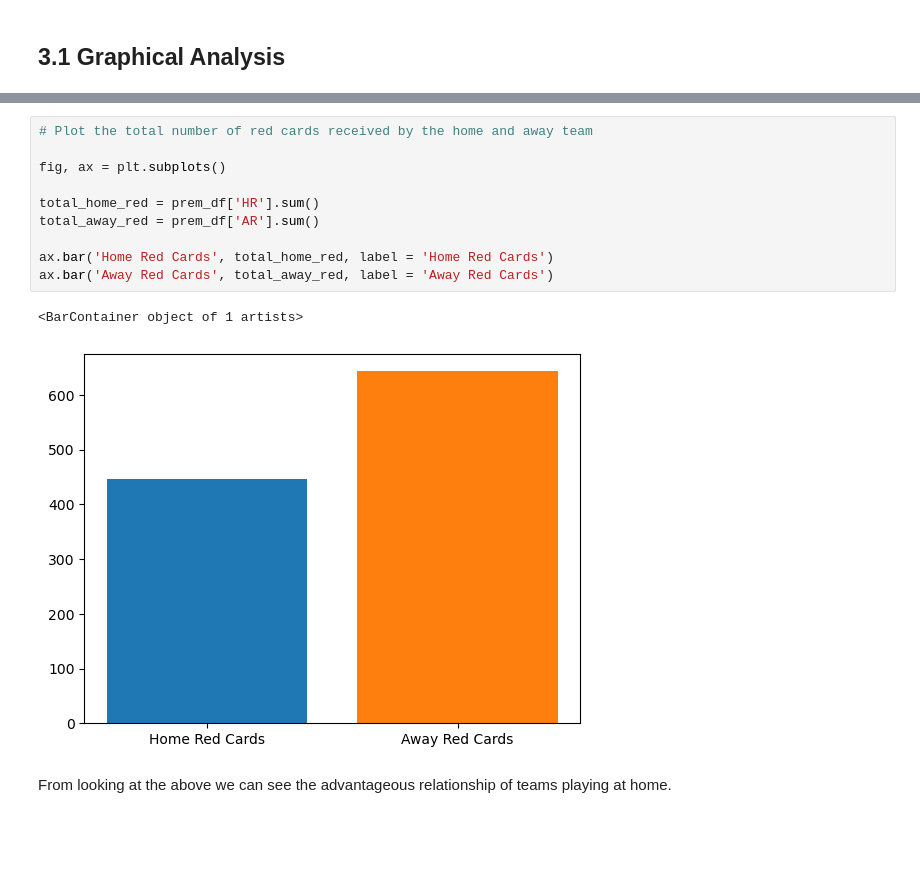
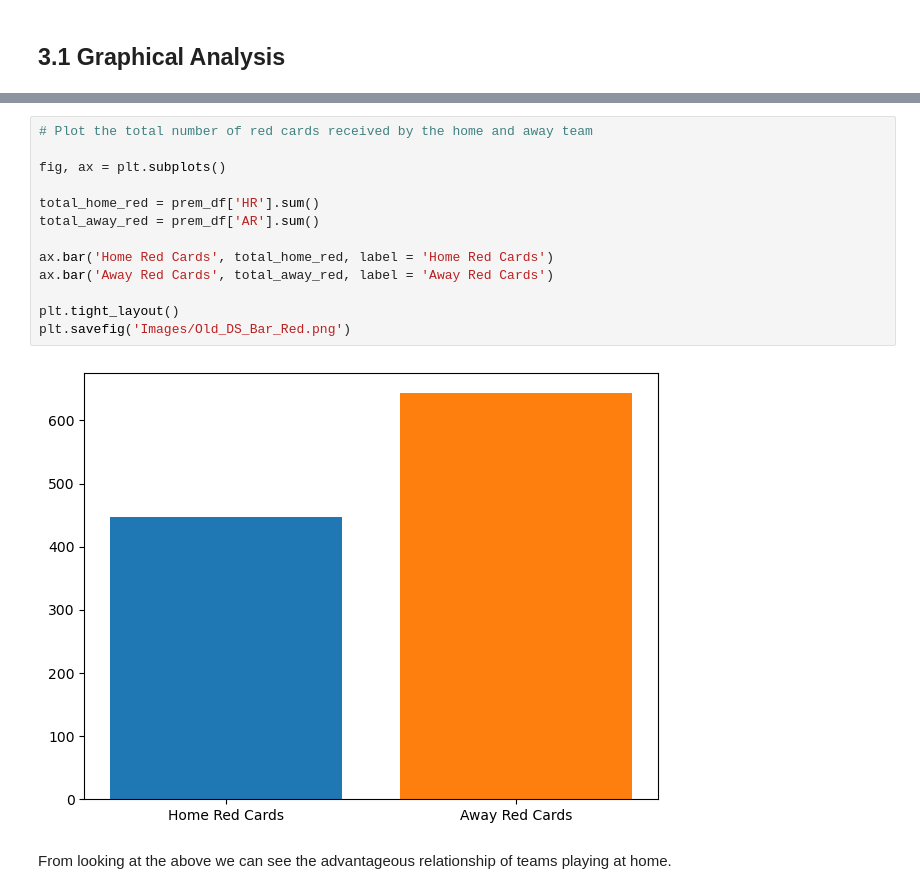
Before and after one commit to Kevin002023/PFDA-Assignment, a Jupyter notebook: PFDA -Assignment.ipynb, the cells around one changed output, grey strips where cells are left out. Saved outputs shown, nothing was run; the diff lists cells and outputs as text; blank space fills up the shorter version.

```diff
--- a/PFDA -Assignment.ipynb
+++ b/PFDA -Assignment.ipynb
@@ -147,16 +158,18 @@ ax.bar('Away Yellow Cards', total_away_yellow, label = 'Away Yellow Cards')
 # %%
 # Plot the total number of red cards received by the home and away team
 
 fig, ax = plt.subplots()
 
 total_home_red = prem_df['HR'].sum()
 total_away_red = prem_df['AR'].sum()
 
 ax.bar('Home Red Cards', total_home_red, label = 'Home Red Cards')
 ax.bar('Away Red Cards', total_away_red, label = 'Away Red Cards')
+
+plt.tight_layout()
+plt.savefig('Images/Old_DS_Bar_Red.png')
 # %% [output]
-<BarContainer object of 1 artists>
-[figure, old version]
+[figure, new version]
 # %% [markdown]
 From looking at the above we can see the advantageous relationship of teams playing at home.
 # %%
```
Also changed, not shown: parts of 12 cells of this notebook, 14 other files.
